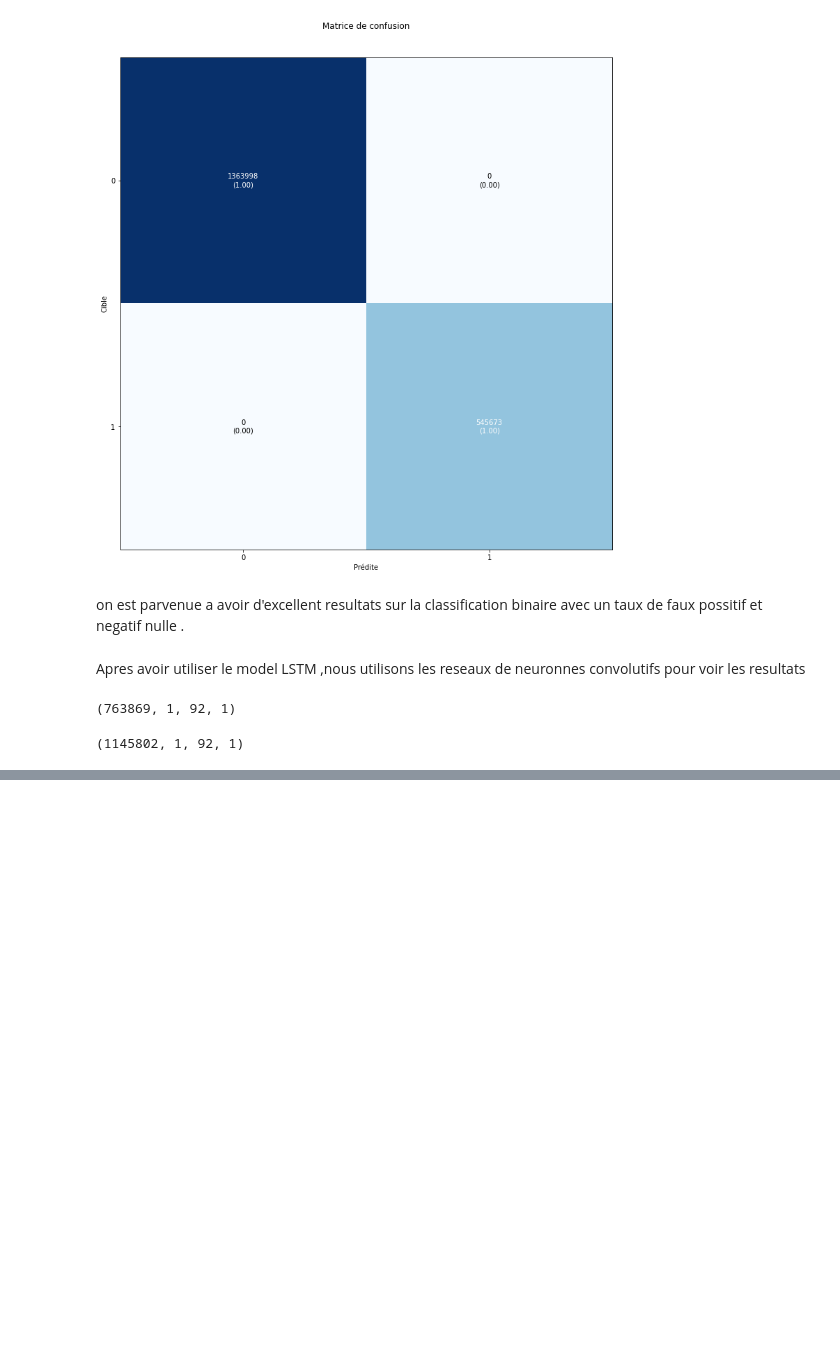
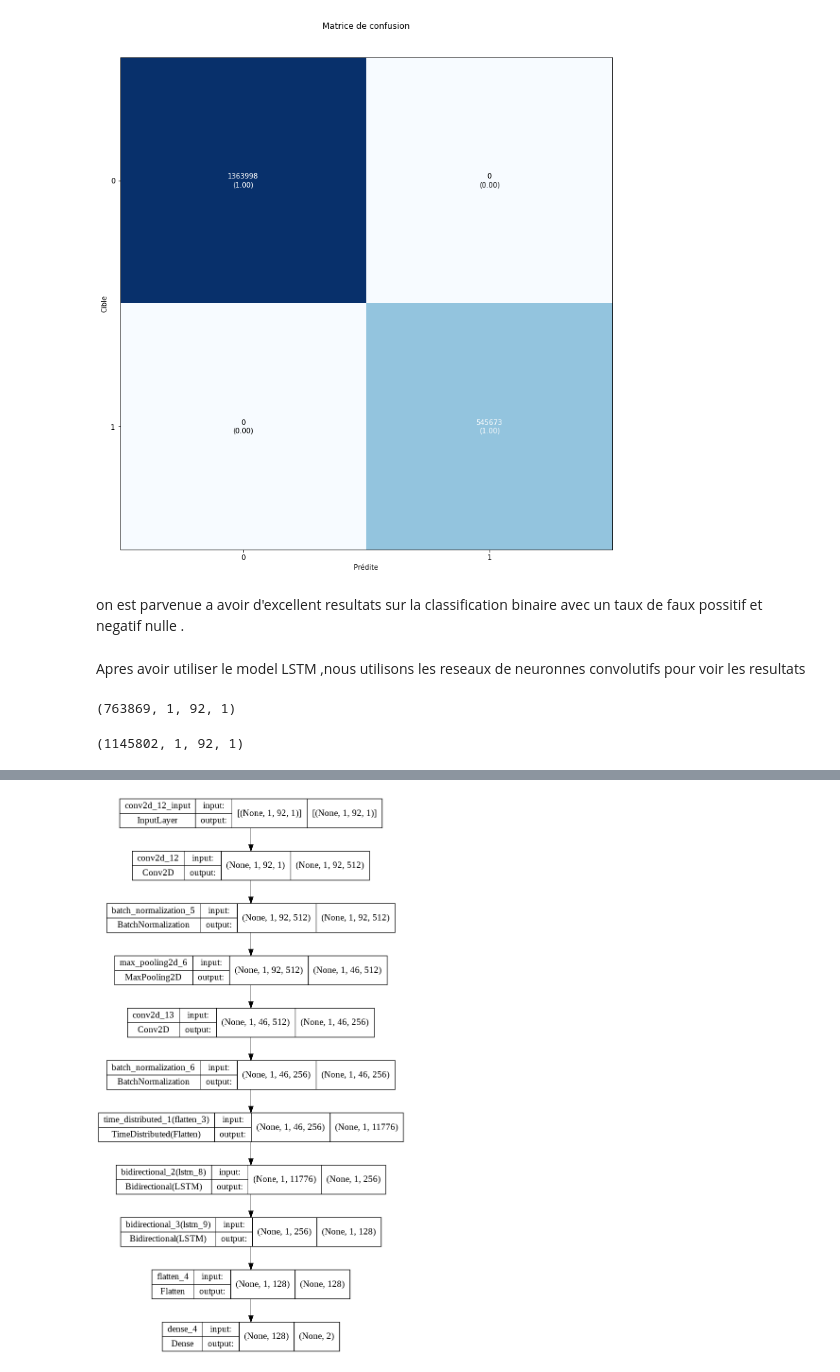
Before and after one commit to ismailasy/Deep_IOT_Network_Anomaly_Detection, a Jupyter notebook: etude_dataset_iot_iiot.ipynb, the cells around one changed output, grey strips where cells are left out. Drawn from its saved outputs; the diff is of its cells as text; code cells hidden in the pictures; blank space fills up the shorter version.

```diff
--- a/etude_dataset_iot_iiot.ipynb
+++ b/etude_dataset_iot_iiot.ipynb
@@ -473,0 +538,29 @@ history_cnn = CNN_model.fit(X_train_cnn,ytrain,validation_data=(X_test_cnn,ytest
+# %%
+# Model CNN
+from tensorflow import keras
+from sklearn.model_selection import train_test_split
+import numpy as np
+from keras.utils import np_utils
+from sklearn.model_selection import GridSearchCV
+from keras.wrappers.scikit_learn import KerasClassifier
+from keras.models import Sequential
+from keras.layers import Dense, Activation, Dropout, Conv2D, Flatten, MaxPooling2D,BatchNormalization
+from keras.layers import LSTM,TimeDistributed,Conv1D,MaxPooling1D
+from keras.layers import Dense, Dropout, Flatten
+from keras import models
+from keras import layers
+from keras.models import Model
+
+CNN_LSTM = Sequential()
+CNN_LSTM.add(Conv2D(512, kernel_size=(3, 3),activation='tanh',padding='same',input_shape=(1,92,1)))
+CNN_LSTM.add(BatchNormalization())
+CNN_LSTM.add(MaxPooling2D(pool_size=(2, 2),padding='same'))
+CNN_LSTM.add(Conv2D(256, (3, 3), activation='tanh',padding='same'))
+CNN_LSTM.add(BatchNormalization())
+CNN_LSTM.add(TimeDistributed(Flatten()))
+CNN_LSTM.add(Bidirectional(LSTM(128,return_sequences=True,dropout=0.5,recurrent_dropout=0.5)))
+CNN_LSTM.add(Bidirectional(LSTM(64,return_sequences=True,dropout=0.2)))
+CNN_LSTM.add(Flatten())
+CNN_LSTM.add(Dense(2, activation='softmax'))
+CNN_LSTM.compile(loss='binary_crossentropy',optimizer='Adamax',metrics=['accuracy'])
+CNN_LSTM.summary()
@@ -473,0 +588,6 @@ history_cnn = CNN_model.fit(X_train_cnn,ytrain,validation_data=(X_test_cnn,ytest
+# %%
+from keras.utils.vis_utils import plot_model
+
+plot_model(CNN_LSTM, to_file='model_plot.png', show_shapes=True, show_layer_names=True)
+# %% [output]
+[figure, added]
```
Also changed, not shown: parts of 15 cells of this notebook.
